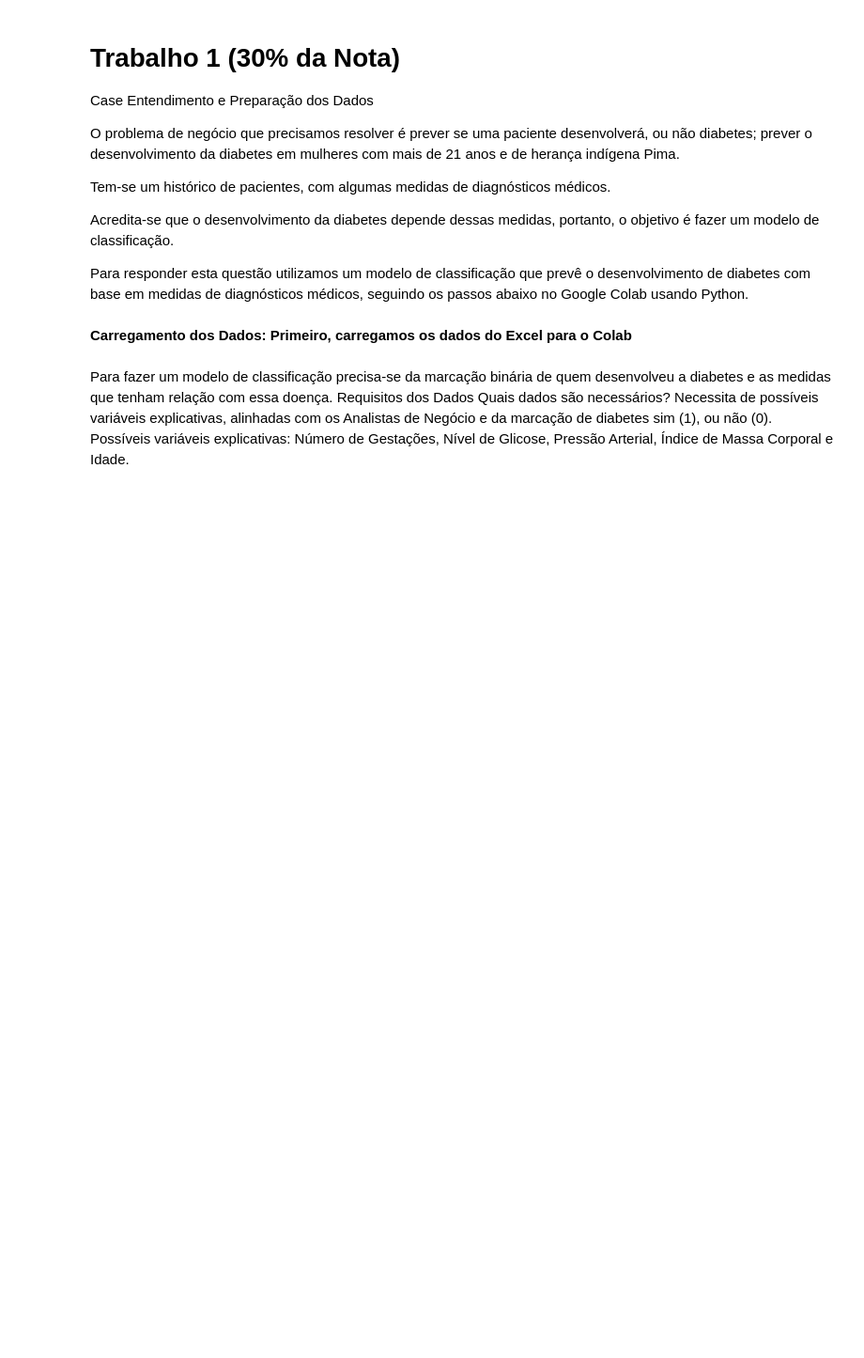
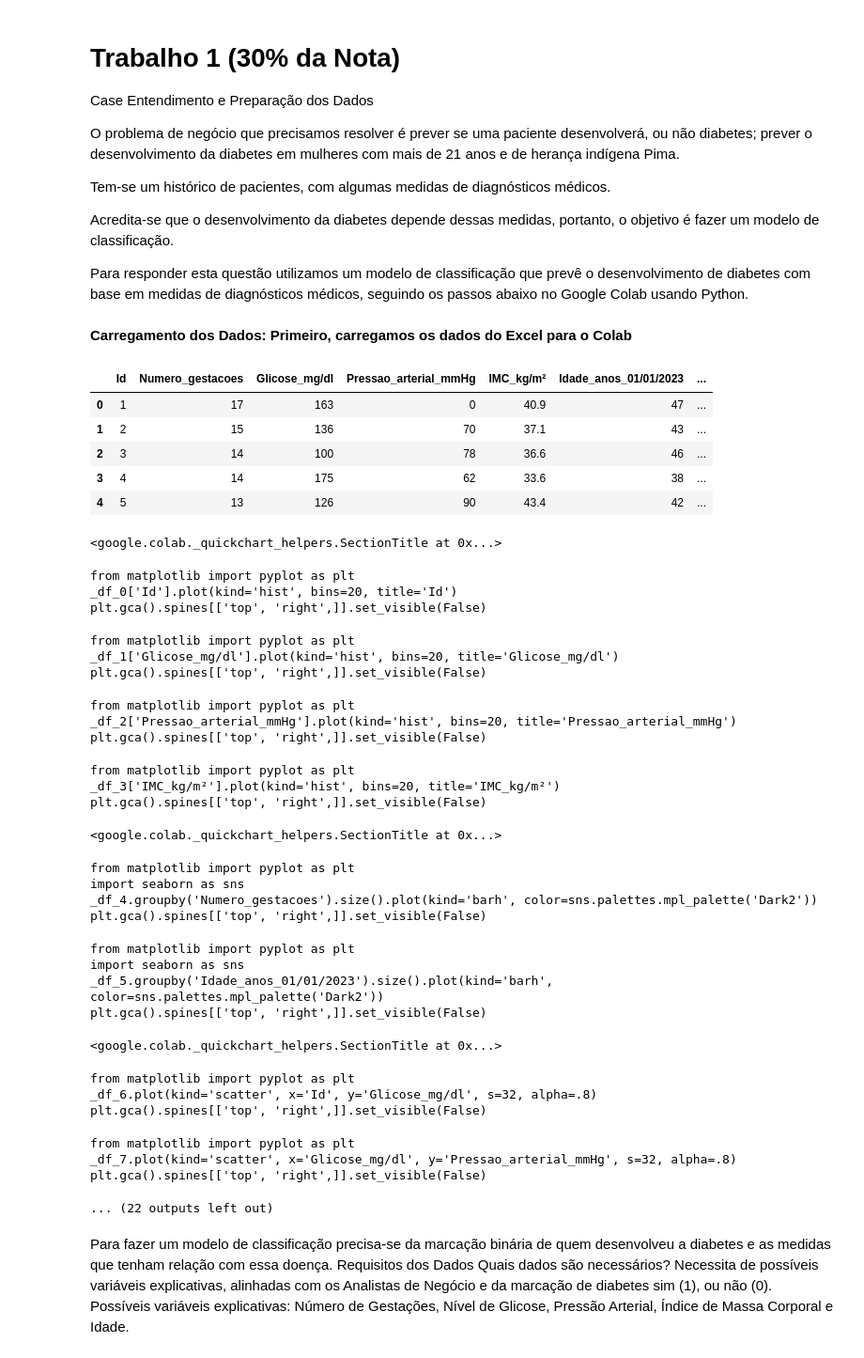
Before and after one commit to samuelbahia/Report, a Jupyter notebook: CENTRO_Data_Mining_e_IA_2024_1.ipynb, the cells around one changed output. Shown at 94% size. Drawn from its saved outputs; the diff is of its cells as text; code cells hidden in the pictures; blank space fills up the shorter version.

```diff
--- a/CENTRO_Data_Mining_e_IA_2024_1.ipynb
+++ b/CENTRO_Data_Mining_e_IA_2024_1.ipynb
@@ -23,14 +23,53 @@ Para responder esta questão utilizamos um modelo de classificação que prevê
 # %%
 import pandas as pd
 
 # Importando bibliotecas necessárias
 from sklearn.model_selection import train_test_split
 from sklearn.preprocessing import StandardScaler
 from sklearn.linear_model import LogisticRegression
 from sklearn.metrics import accuracy_score
 
 # Carregando os dados
 df = pd.read_excel('/content/diabete_trabalho_30.xlsx')
+
+df.head()
+# %% [output]
+|  | Id | Numero_gestacoes | Glicose_mg/dl | Pressao_arterial_mmHg | IMC_kg/m² | Idade_anos_01/01/2023 | ... |
+| 0 | 1 | 17 | 163 | 0 | 40.9 | 47 | ... |
+| 1 | 2 | 15 | 136 | 70 | 37.1 | 43 | ... |
+| 2 | 3 | 14 | 100 | 78 | 36.6 | 46 | ... |
+| 3 | 4 | 14 | 175 | 62 | 33.6 | 38 | ... |
+| 4 | 5 | 13 | 126 | 90 | 43.4 | 42 | ... |
+<google.colab._quickchart_helpers.SectionTitle at 0x...>
+from matplotlib import pyplot as plt
+_df_0['Id'].plot(kind='hist', bins=20, title='Id')
+plt.gca().spines[['top', 'right',]].set_visible(False)
+from matplotlib import pyplot as plt
+_df_1['Glicose_mg/dl'].plot(kind='hist', bins=20, title='Glicose_mg/dl')
+plt.gca().spines[['top', 'right',]].set_visible(False)
+from matplotlib import pyplot as plt
+_df_2['Pressao_arterial_mmHg'].plot(kind='hist', bins=20, title='Pressao_arterial_mmHg')
+plt.gca().spines[['top', 'right',]].set_visible(False)
+from matplotlib import pyplot as plt
+_df_3['IMC_kg/m²'].plot(kind='hist', bins=20, title='IMC_kg/m²')
+plt.gca().spines[['top', 'right',]].set_visible(False)
+<google.colab._quickchart_helpers.SectionTitle at 0x...>
+from matplotlib import pyplot as plt
+import seaborn as sns
+_df_4.groupby('Numero_gestacoes').size().plot(kind='barh', color=sns.palettes.mpl_palette('Dark2'))
+plt.gca().spines[['top', 'right',]].set_visible(False)
+from matplotlib import pyplot as plt
+import seaborn as sns
+_df_5.groupby('Idade_anos_01/01/2023').size().plot(kind='barh', color=sns.palettes.mpl_palette('Dark2'))
+plt.gca().spines[['top', 'right',]].set_visible(False)
+<google.colab._quickchart_helpers.SectionTitle at 0x...>
+from matplotlib import pyplot as plt
+_df_6.plot(kind='scatter', x='Id', y='Glicose_mg/dl', s=32, alpha=.8)
+plt.gca().spines[['top', 'right',]].set_visible(False)
+from matplotlib import pyplot as plt
+_df_7.plot(kind='scatter', x='Glicose_mg/dl', y='Pressao_arterial_mmHg', s=32, alpha=.8)
+plt.gca().spines[['top', 'right',]].set_visible(False)
+... (22 outputs left out)
 # %% [markdown]
 Para fazer um modelo de classificação precisa-se da marcação binária de quem
 desenvolveu a diabetes e as medidas que tenham relação com essa doença.
```
